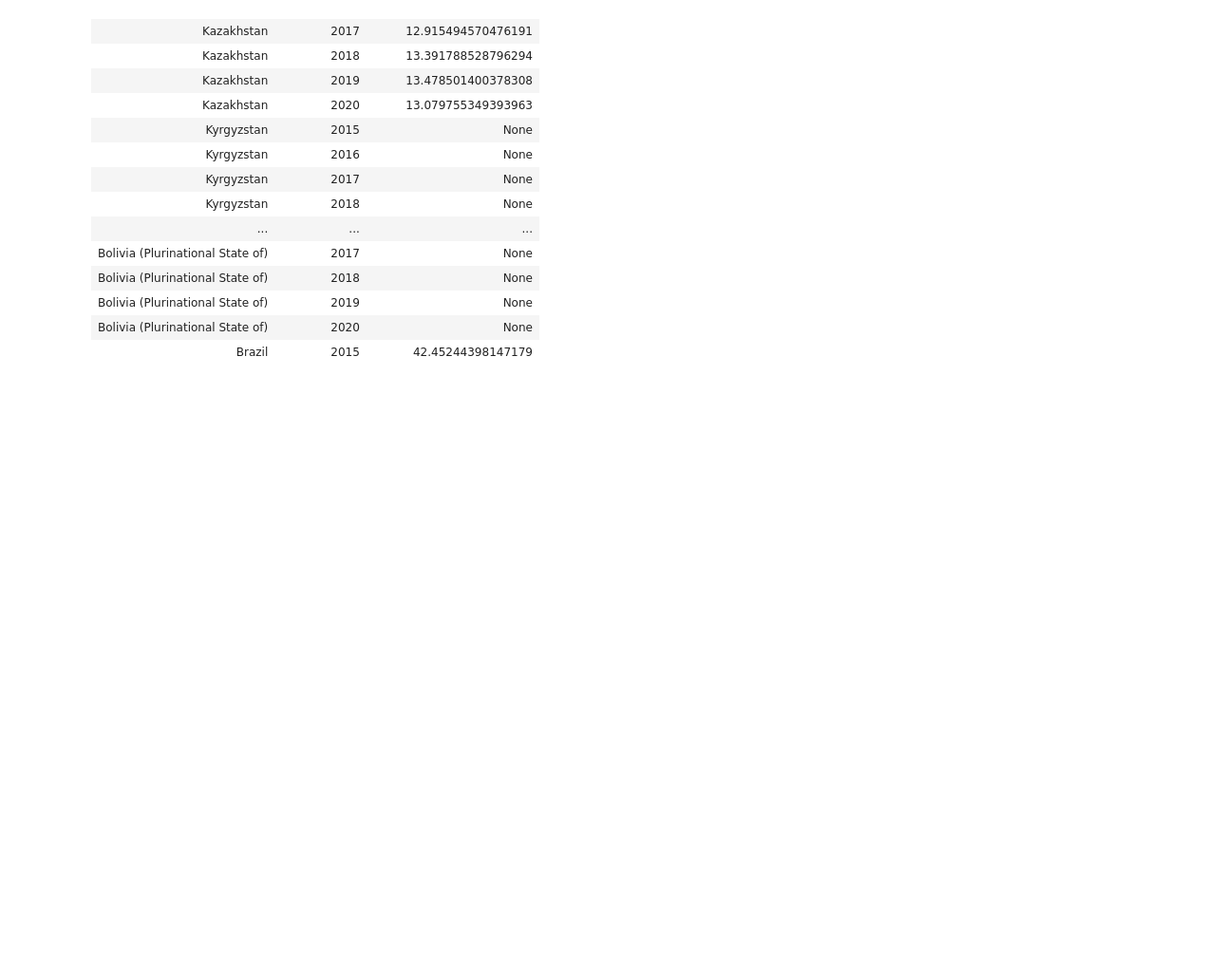
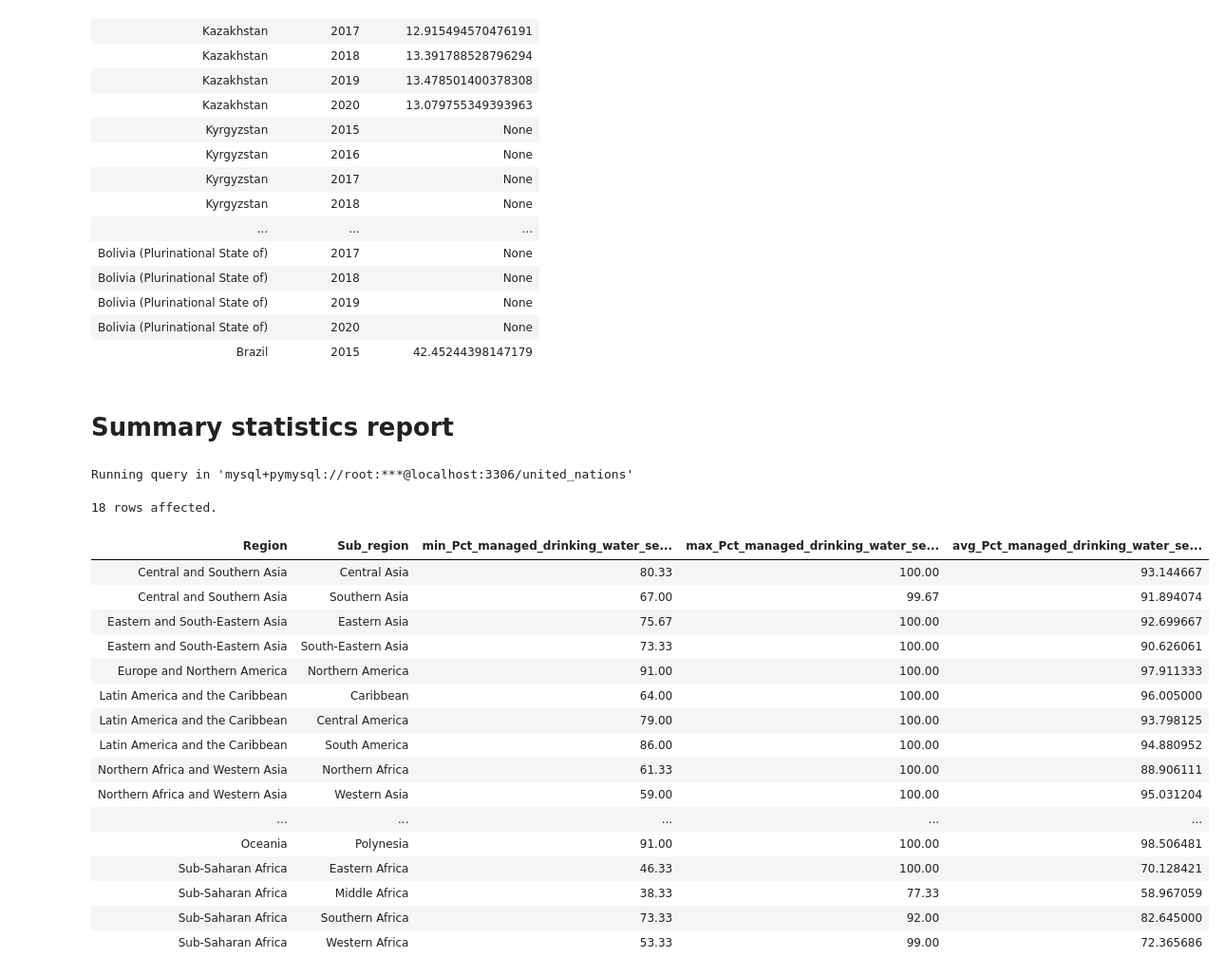
Before and after one commit to kxrrym03/ALX-Exercises, a Jupyter notebook: ALX United Nations.ipynb, the cells around one changed output. Shown at 95% size. Cells and saved outputs as stored; diff of their text form; code cells hidden in the pictures; blank space fills up the shorter version.

```diff
--- a/ALX United Nations.ipynb
+++ b/ALX United Nations.ipynb
@@ -396,3 +396,35 @@ Running query in 'mysql+pymysql://root:***@localhost:3306/united_nations'
 | Bolivia (Plurinational State of) | 2019 | None |
 | Bolivia (Plurinational State of) | 2020 | None |
 | Brazil | 2015 | 42.45244398147179 |
+# %% [markdown]
+# Summary statistics report
+# %%
+%%sql
+
+SELECT Region,
+    Sub_region,
+    MIN(Pct_managed_drinking_water_services) AS min_Pct_managed_drinking_water_services,
+    MAX(Pct_managed_drinking_water_services) AS max_Pct_managed_drinking_water_services,
+    AVG(Pct_managed_drinking_water_services) AS avg_Pct_managed_drinking_water_services
+FROM united_nations.Access_to_Basic_Services
+GROUP BY Region, Sub_region;
+# %% [output]
+Running query in 'mysql+pymysql://root:***@localhost:3306/united_nations'
+18 rows affected.
+| Region | Sub_region | min_Pct_managed_drinking_water_se... | max_Pct_managed_drinking_water_se... | avg_Pct_managed_drinking_water_se... |
+| Central and Southern Asia | Central Asia | 80.33 | 100.00 | 93.144667 |
+| Central and Southern Asia | Southern Asia | 67.00 | 99.67 | 91.894074 |
+| Eastern and South-Eastern Asia | Eastern Asia | 75.67 | 100.00 | 92.699667 |
+| Eastern and South-Eastern Asia | South-Eastern Asia | 73.33 | 100.00 | 90.626061 |
+| Europe and Northern America | Northern America | 91.00 | 100.00 | 97.911333 |
+| Latin America and the Caribbean | Caribbean | 64.00 | 100.00 | 96.005000 |
+| Latin America and the Caribbean | Central America | 79.00 | 100.00 | 93.798125 |
+| Latin America and the Caribbean | South America | 86.00 | 100.00 | 94.880952 |
+| Northern Africa and Western Asia | Northern Africa | 61.33 | 100.00 | 88.906111 |
+| Northern Africa and Western Asia | Western Asia | 59.00 | 100.00 | 95.031204 |
+| ... | ... | ... | ... | ... |
+| Oceania | Polynesia | 91.00 | 100.00 | 98.506481 |
+| Sub-Saharan Africa | Eastern Africa | 46.33 | 100.00 | 70.128421 |
+| Sub-Saharan Africa | Middle Africa | 38.33 | 77.33 | 58.967059 |
+| Sub-Saharan Africa | Southern Africa | 73.33 | 92.00 | 82.645000 |
+| Sub-Saharan Africa | Western Africa | 53.33 | 99.00 | 72.365686 |
```
Also changed, not shown: parts of 7 cells of this notebook.
